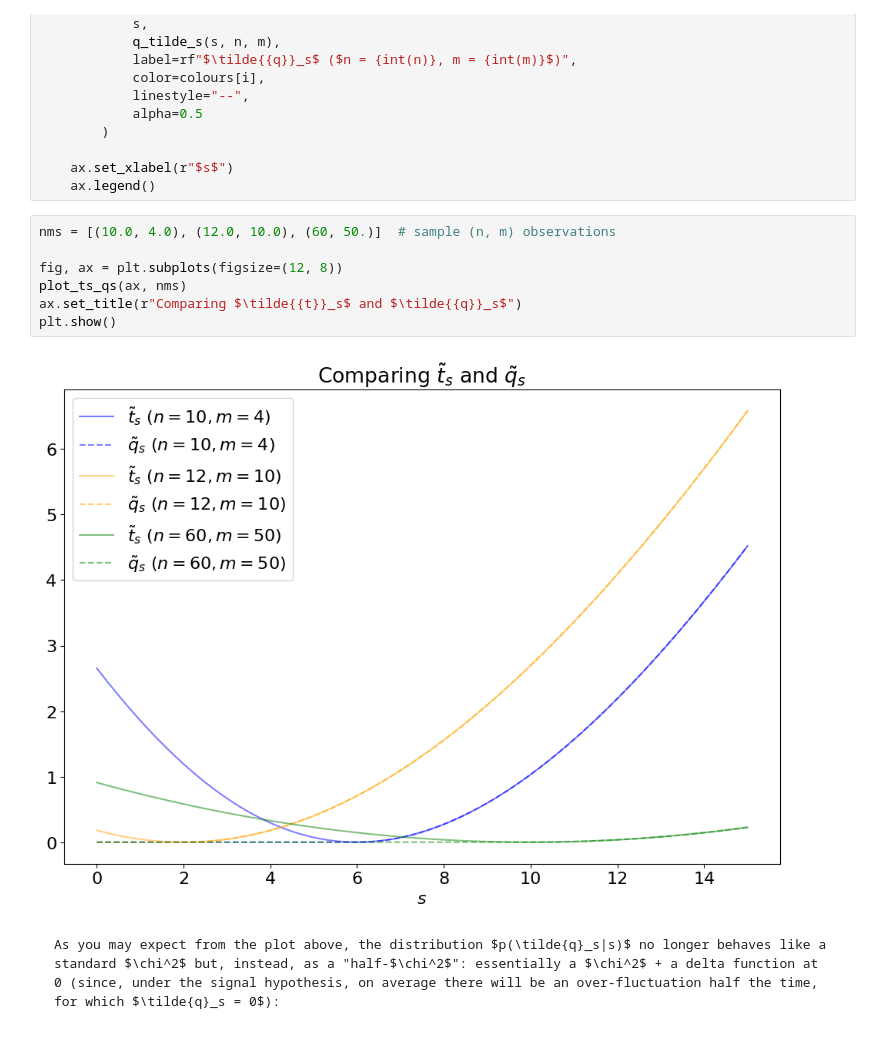
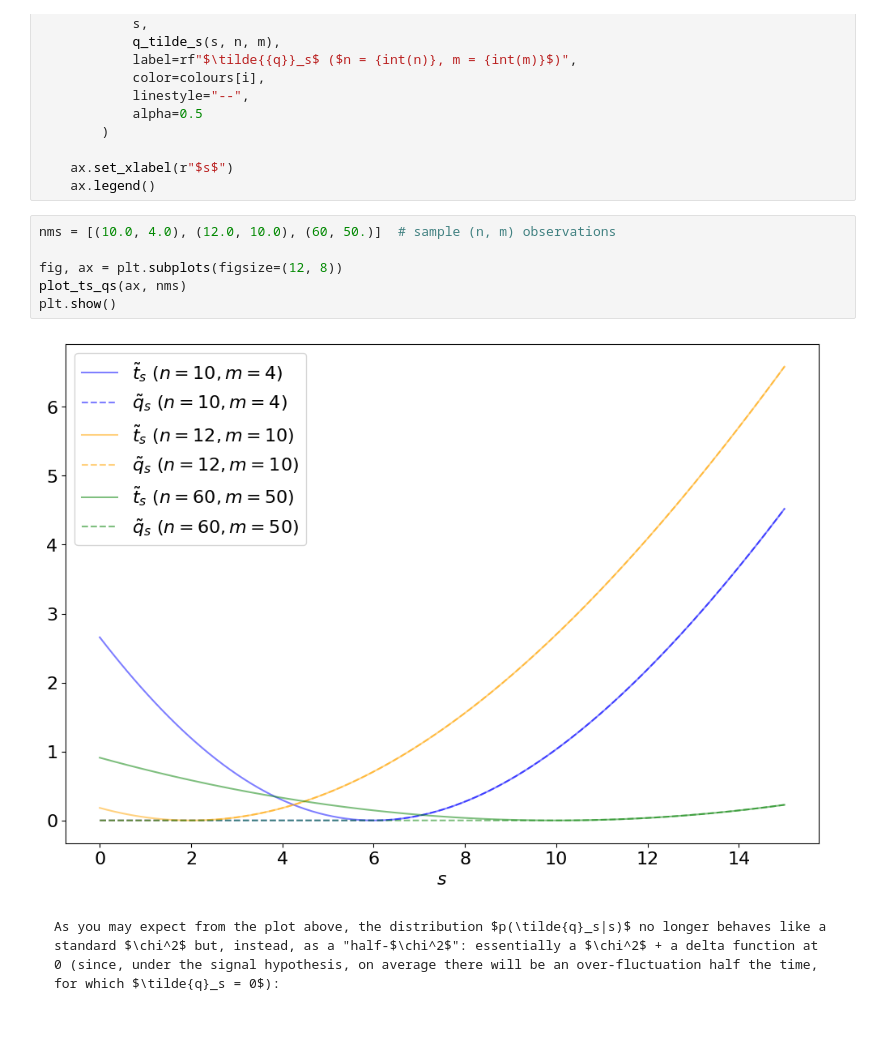
Before and after one commit to rkansal47/stats-for-hep, a Jupyter notebook: _sources/03-intervals-and-limits.ipynb, the cells around one changed output. Saved outputs shown, nothing was run; the diff lists cells and outputs as text.

````diff
--- a/_sources/03-intervals-and-limits.ipynb
+++ b/_sources/03-intervals-and-limits.ipynb
@@ -305,12 +307,11 @@ def plot_ts_qs(ax, nms):
 # %%
 nms = [(10.0, 4.0), (12.0, 10.0), (60, 50.)]  # sample (n, m) observations
 
 fig, ax = plt.subplots(figsize=(12, 8))
 plot_ts_qs(ax, nms)
-ax.set_title(r"Comparing $\tilde{{t}}_s$ and $\tilde{{q}}_s$")
 plt.show()
 # %% [output]
-[figure, old version]
+[figure, new version]
 # %% [markdown]
 ```{note}
 As you may expect from the plot above, the distribution $p(\tilde{q}_s|s)$ no longer behaves like a standard $\chi^2$ but, instead, as a "half-$\chi^2$": essentially a $\chi^2$ + a delta function at 0 (since, under the signal hypothesis, on average there will be an over-fluctuation half the time, for which $\tilde{q}_s = 0$):
````
Also changed, not shown: parts of 16 cells of this notebook, 31 other files.
